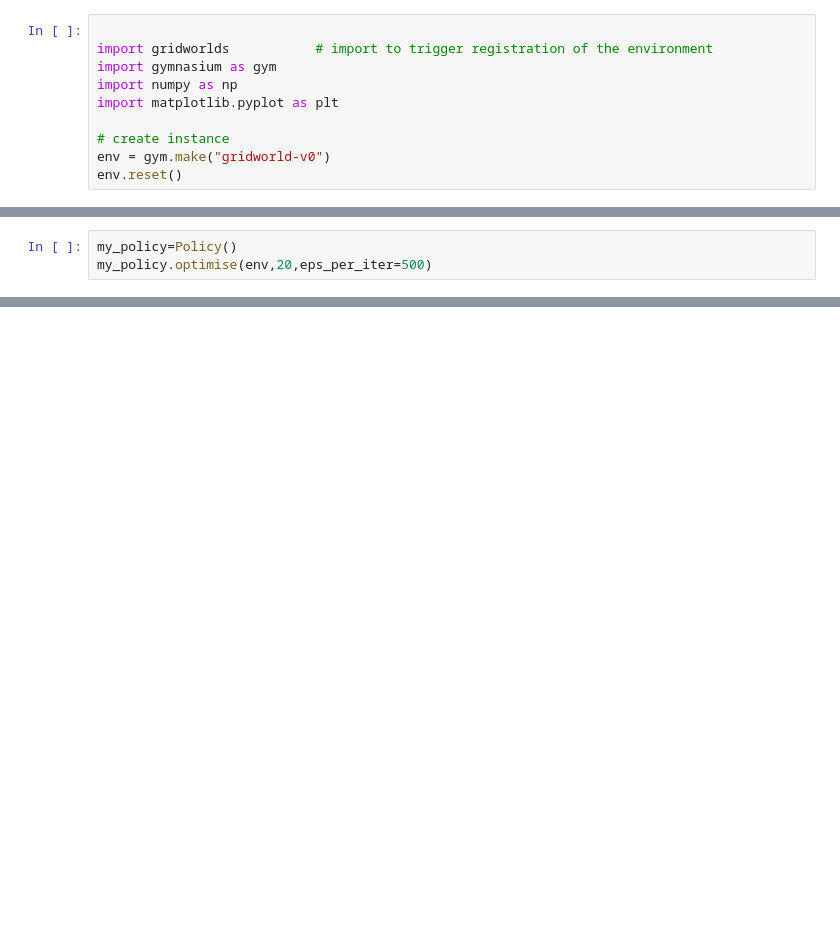
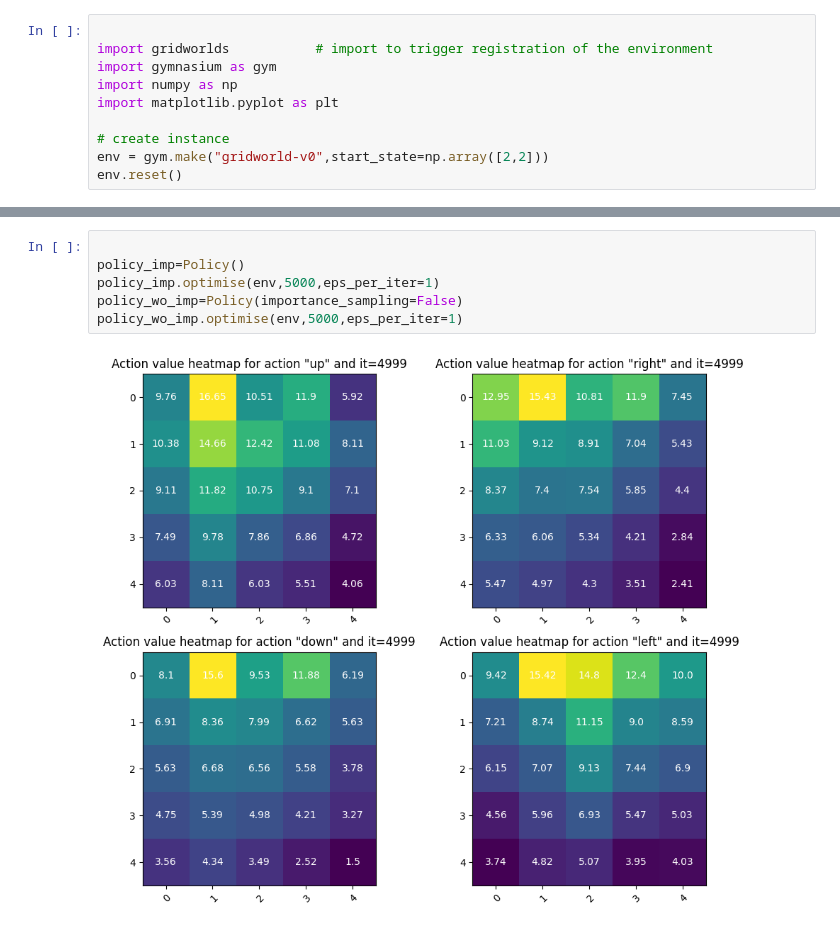
Before and after one commit to Fynn12345/DRL, a Jupyter notebook: sheet4/ex1.ipynb, the cells around one changed output, grey strips where cells are left out. Cells and saved outputs as stored; diff of their text form; blank space fills up the shorter version.

```diff
--- a/sheet4/ex1.ipynb
+++ b/sheet4/ex1.ipynb
@@ -6,6 +6,6 @@ import numpy as np
 import matplotlib.pyplot as plt
 
 # create instance
-env = gym.make("gridworld-v0")
+env = gym.make("gridworld-v0",start_state=np.array([2,2]))
 env.reset()
 # %% [output]
@@ -205,3 +245,0 @@ class Policy:
-# %%
-my_policy=Policy()
-my_policy.optimise(env,20,eps_per_iter=500)
@@ -221,0 +246,8 @@ my_policy.optimise(env,20,eps_per_iter=500)
+# %%
+
+policy_imp=Policy()
+policy_imp.optimise(env,5000,eps_per_iter=1)
+policy_wo_imp=Policy(importance_sampling=False)
+policy_wo_imp.optimise(env,5000,eps_per_iter=1)
+# %% [output]
+[figure, added]
```
Also changed, not shown: parts of 5 cells of this notebook.
